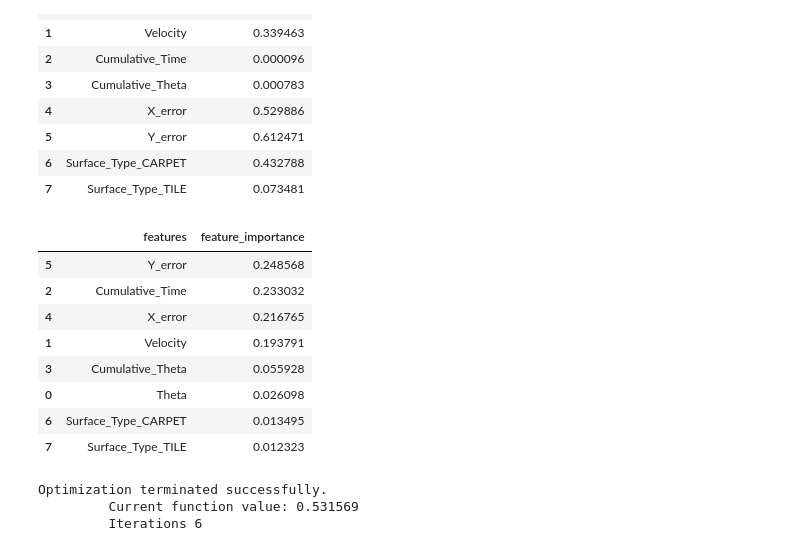
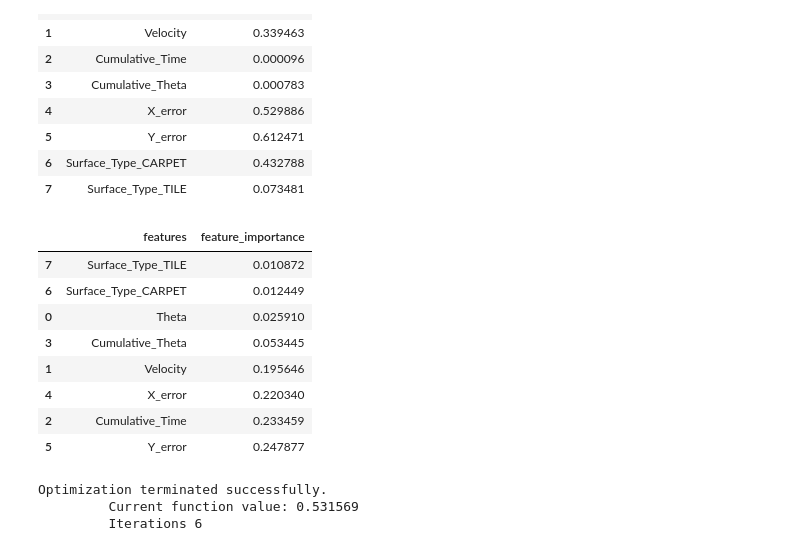
Before and after one commit to tejalvs/RobotOdometryMining, a Jupyter notebook: Modelling.ipynb, the cells around one changed output. Cells and saved outputs as stored; diff of their text form; code cells hidden in the pictures.

```diff
--- a/Modelling.ipynb
+++ b/Modelling.ipynb
@@ -46,7 +46,7 @@ f.tight_layout()
 # %% [output]
 [figure]
 # %%
-data=mobile_robot_data[['Theta','Velocity','Cumulative_Time','Cumulative_Theta','Distance_travelled_error','Surface_Type','X_error', 'Y_error']]
+data=mobile_robot_data[['Series_ID','Theta','Velocity','Cumulative_Time','Cumulative_Theta','Distance_travelled_error','Surface_Type','X_error', 'Y_error']]
 label=[]
 for i in data['Distance_travelled_error']:
   if i>0.01:
@@ -118,20 +116,20 @@ Please also refer to the documentation for alternative solver options:
 # %%
 model=RandomForestClassifier()
 
 model.fit(features,data['Label'])
 
 feature_importances=pd.DataFrame({'features':features.columns,'feature_importance':model.feature_importances_})
-feature_importances.sort_values('feature_importance',ascending=False)
+feature_importances.sort_values('feature_importance')
 # %% [output]
 |  | features | feature_importance |
-| 5 | Y_error | 0.248568 |
-| 2 | Cumulative_Time | 0.233032 |
-| 4 | X_error | 0.216765 |
-| 1 | Velocity | 0.193791 |
-| 3 | Cumulative_Theta | 0.055928 |
-| 0 | Theta | 0.026098 |
-| 6 | Surface_Type_CARPET | 0.013495 |
-| 7 | Surface_Type_TILE | 0.012323 |
+| 7 | Surface_Type_TILE | 0.010872 |
+| 6 | Surface_Type_CARPET | 0.012449 |
+| 0 | Theta | 0.025910 |
+| 3 | Cumulative_Theta | 0.053445 |
+| 1 | Velocity | 0.195646 |
+| 4 | X_error | 0.220340 |
+| 2 | Cumulative_Time | 0.233459 |
+| 5 | Y_error | 0.247877 |
 # %%
 model=smf.logit('Label~Theta+Velocity+Cumulative_Time+Cumulative_Theta+Surface_Type',data=data)
 result = model.fit()
```
Also changed, not shown: parts of 9 cells of this notebook.
